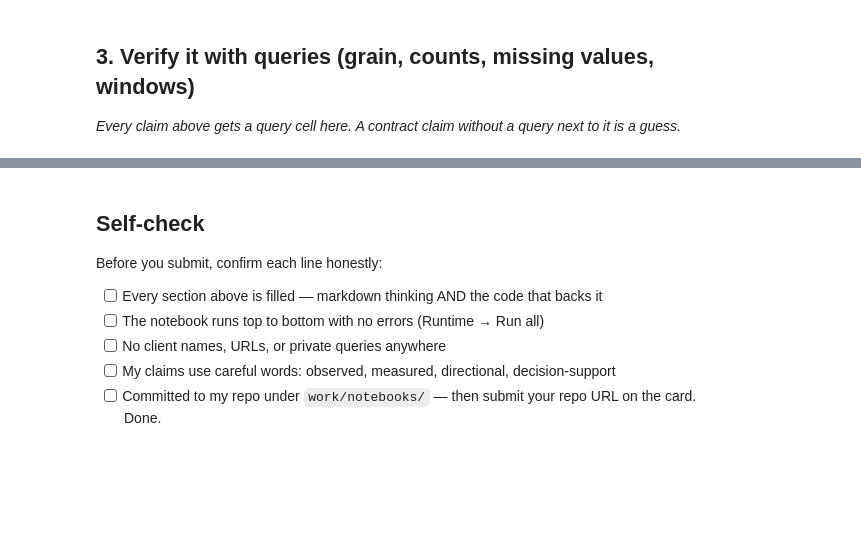
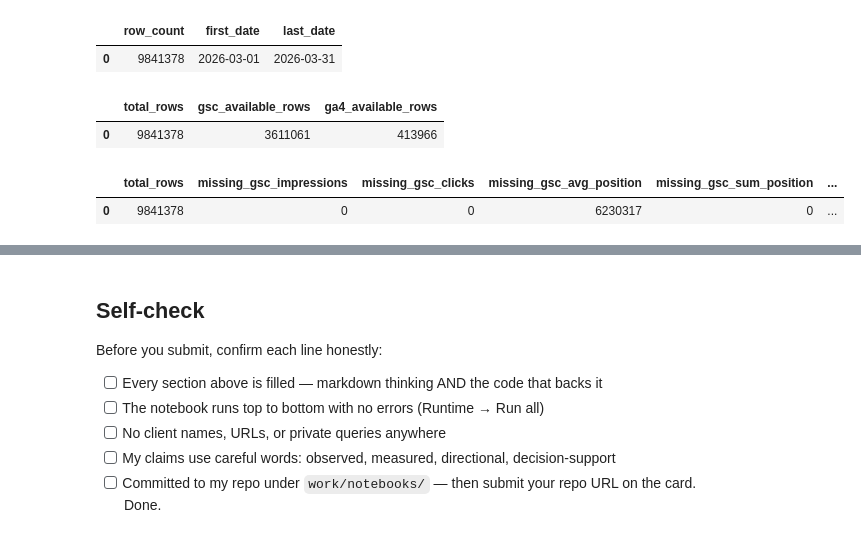
Before and after one commit to Hanizakkk/flyrank_working-repo, a Jupyter notebook: work/notebooks/w03_data_contract.ipynb, the cells around one changed output, grey strips where cells are left out. Cells and saved outputs as stored; diff of their text form; code cells hidden in the pictures; blank space fills up the shorter version.

```diff
--- a/work/notebooks/w03_data_contract.ipynb
+++ b/work/notebooks/w03_data_contract.ipynb
@@ -20,7 +137,76 @@ This skeleton is yours to fill. Work the sections **in order** — each one has
 # %%
 # This cell is for CODE (numbers, a query, a check).
 # Write your text answer in the cell ABOVE this one — typing sentences here breaks Run All.
+con.execute("""
+SELECT
+    COUNT(*) AS row_count,
+    MIN(report_date) AS first_date,
+    MAX(report_date) AS last_date
+FROM read_parquet(
+    'hf://datasets/FlyRank/internship-warehouse/fact_content_daily_performance/month=2026-03/*.parquet'
+)
+""").df()
+# %% [output]
+|  | row_count | first_date | last_date |
+| 0 | 9841378 | 2026-03-01 | 2026-03-31 |
-# %% [markdown]
-## 3. Verify it with queries (grain, counts, missing values, windows)
-
-*Every claim above gets a query cell here. A contract claim without a query next to it is a guess.*
+# %%
+con.execute("""
+SELECT
+    COUNT(*) AS total_rows,
+    COUNT(*) FILTER (
+        WHERE gsc_data_available IS TRUE
+    ) AS gsc_available_rows,
+    COUNT(*) FILTER (
+        WHERE ga4_data_available IS TRUE
+    ) AS ga4_available_rows
+FROM read_parquet(
+    'hf://datasets/FlyRank/internship-warehouse/fact_content_daily_performance/month=2026-03/*.parquet'
+)
+""").df()
+# %% [output]
+|  | total_rows | gsc_available_rows | ga4_available_rows |
+| 0 | 9841378 | 3611061 | 413966 |
+# %%
+con.execute("""
+SELECT
+    COUNT(*) AS total_rows,
+
+    COUNT(*) FILTER (
+        WHERE gsc_impressions IS NULL
+    ) AS missing_gsc_impressions,
+
+    COUNT(*) FILTER (
+        WHERE gsc_clicks IS NULL
+    ) AS missing_gsc_clicks,
+
+    COUNT(*) FILTER (
+        WHERE gsc_avg_position IS NULL
+    ) AS missing_gsc_avg_position,
+
+    COUNT(*) FILTER (
+        WHERE gsc_sum_position IS NULL
+    ) AS missing_gsc_sum_position,
+
+    COUNT(*) FILTER (
+        WHERE ga4_sessions IS NULL
+    ) AS missing_ga4_sessions,
+
+    COUNT(*) FILTER (
+        WHERE sessions_organic IS NULL
+    ) AS missing_sessions_organic,
+
+    COUNT(*) FILTER (
+        WHERE sessions_ai IS NULL
+    ) AS missing_sessions_ai,
+
+    COUNT(*) FILTER (
+        WHERE scroll_events IS NULL
+    ) AS missing_scroll_events
+
+FROM read_parquet(
+    'hf://datasets/FlyRank/internship-warehouse/fact_content_daily_performance/month=2026-03/*.parquet'
+)
+""").df()
+# %% [output]
+|  | total_rows | missing_gsc_impressions | missing_gsc_clicks | missing_gsc_avg_position | missing_gsc_sum_position | ... |
+| 0 | 9841378 | 0 | 0 | 6230317 | 0 | ... |
```
Also changed, not shown: parts of 24 cells of this notebook.
